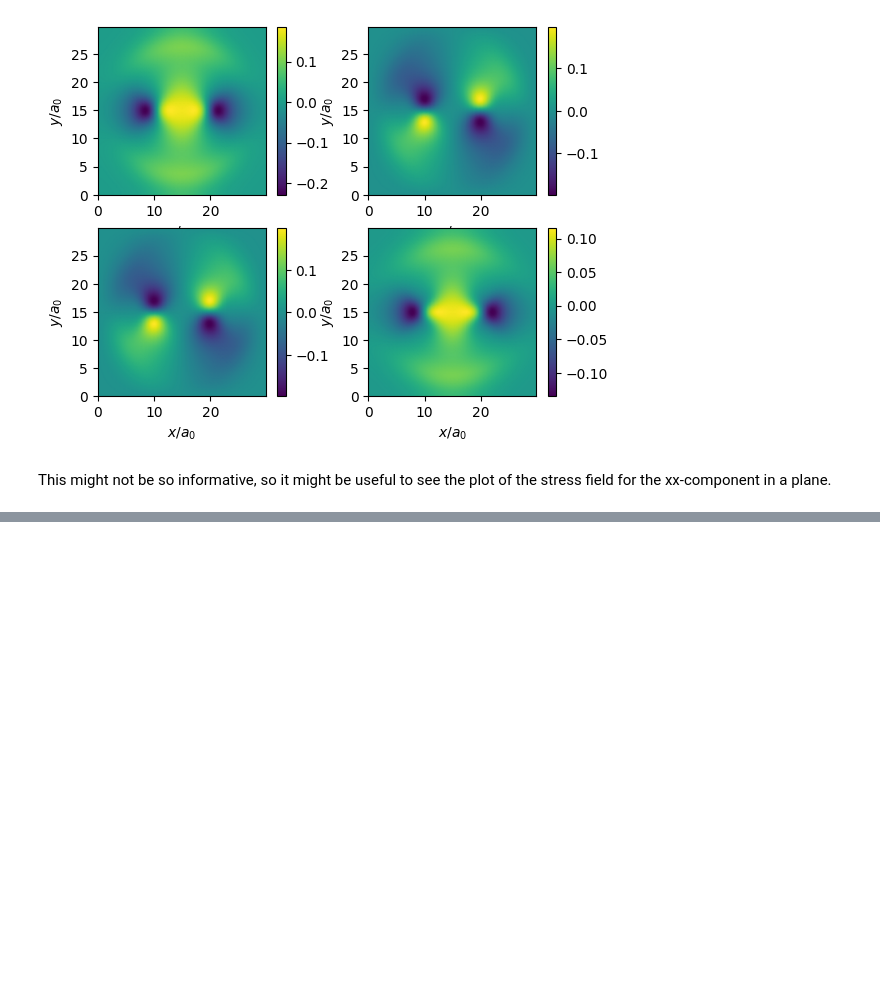
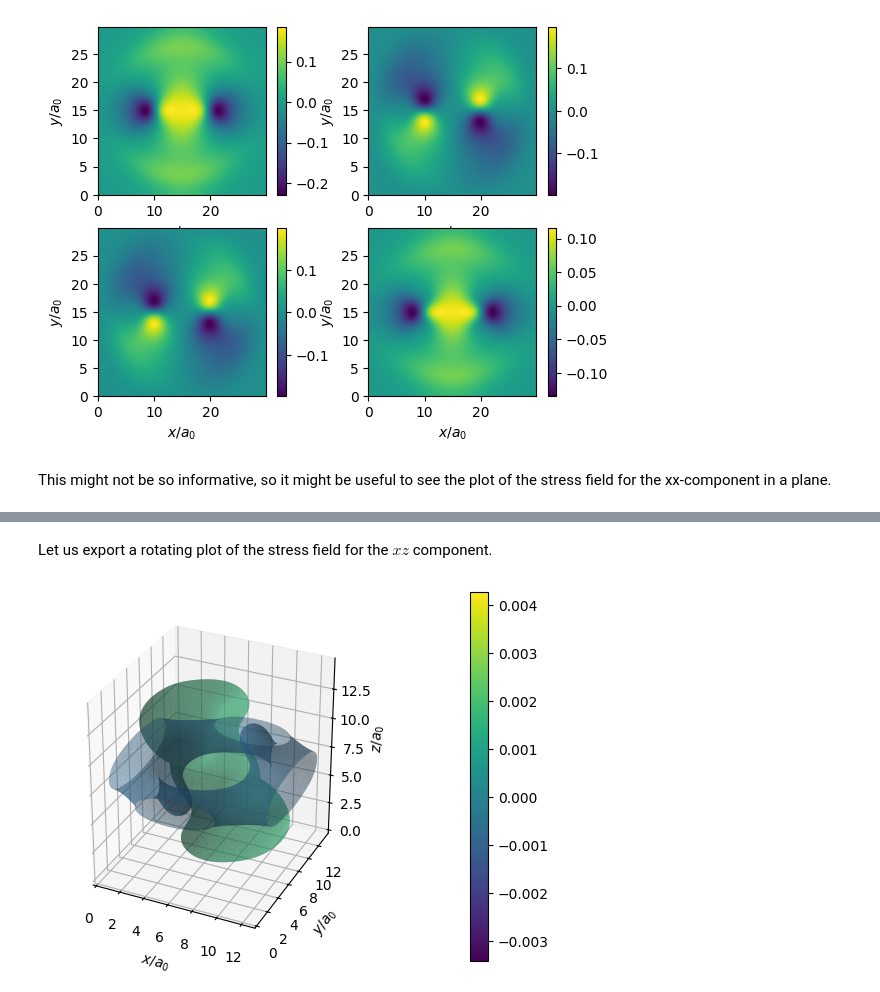
Before and after one commit to vidarsko/ComFiT, a Jupyter notebook: tutorial/phase_field_crystal_stresses_and_strains.ipynb, the cells around one changed output, grey strips where cells are left out. Saved outputs shown, nothing was run; the diff lists cells and outputs as text; code cells hidden in the pictures; blank space fills up the shorter version.

```diff
--- a/tutorial/phase_field_crystal_stresses_and_strains.ipynb
+++ b/tutorial/phase_field_crystal_stresses_and_strains.ipynb
@@ -109,0 +110,7 @@ pfc.plot_field_in_plane(stress[1]/pfc.el_mu)
+# %% [markdown]
+Let us export a rotating plot of the stress field for the $xz$ component.
+# %%
+_, ax = pfc.plot_field(pfc.get_sym(stress,0,2),number_of_layers=2)
+cf.tool_export_rotating_plot(ax)
+# %% [output]
+[figure, added]
```
Also changed, not shown: parts of 1 cell of this notebook, 6 other files.
